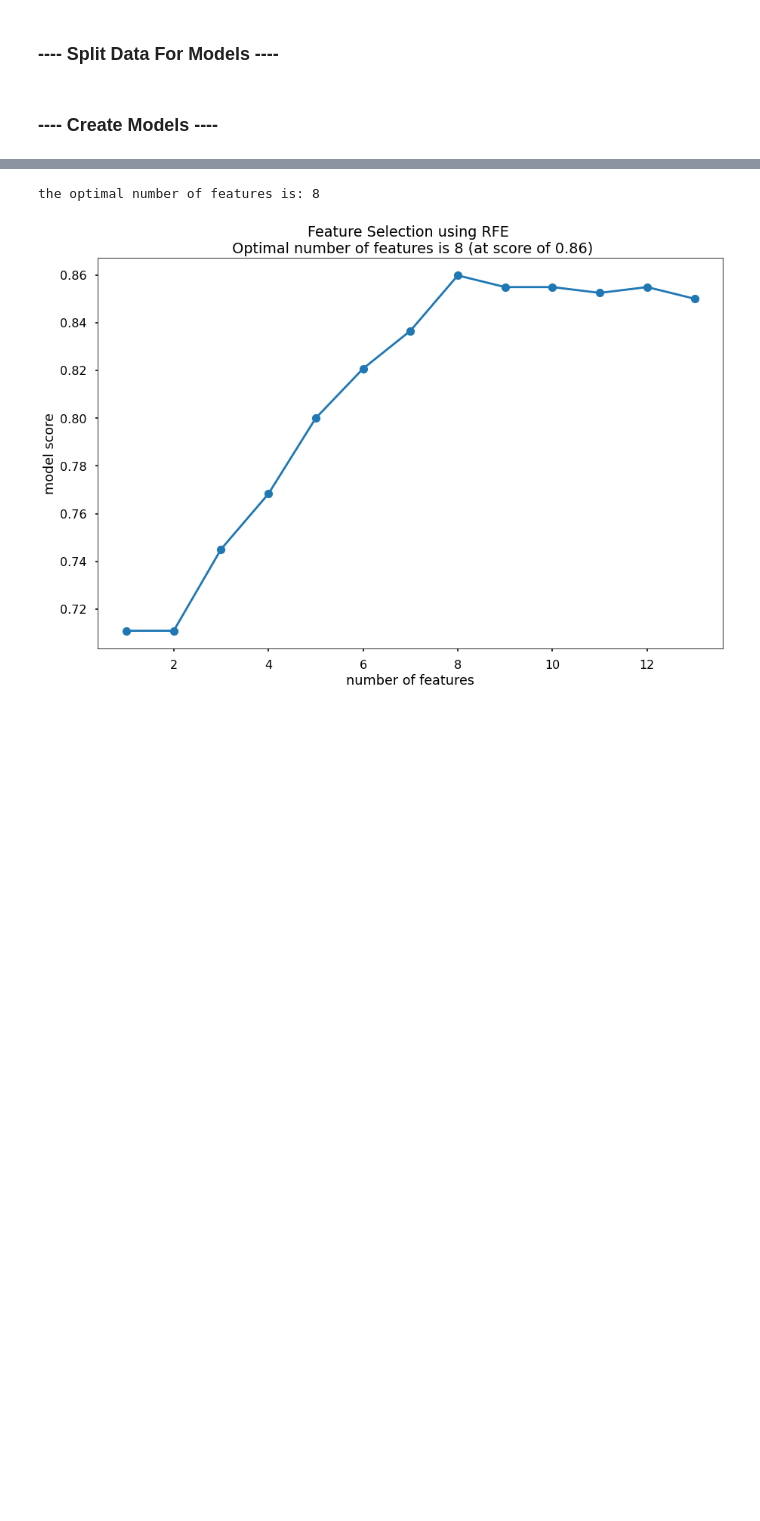
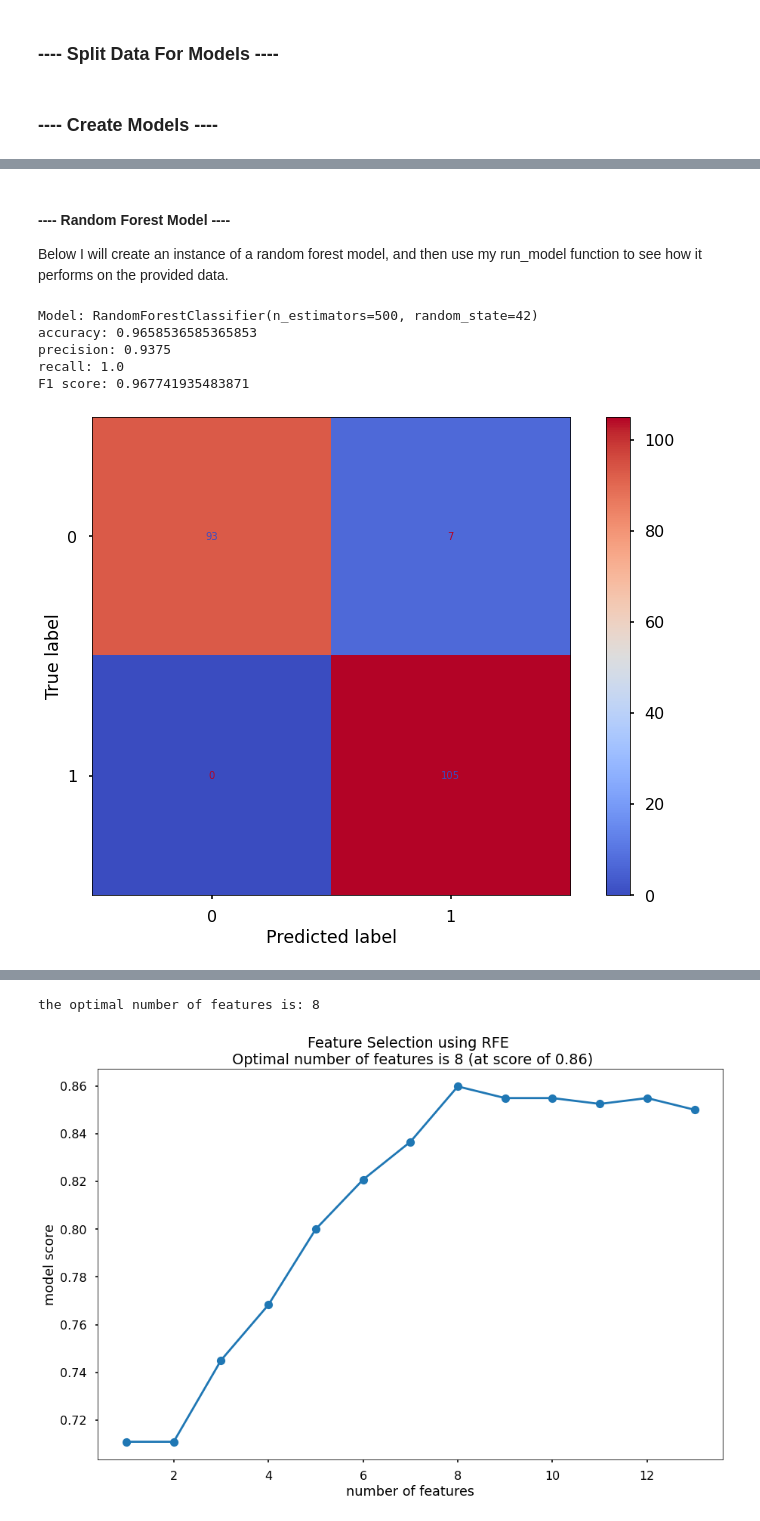
Before and after one commit to akstl1/Heart-Disease-Classification, a Jupyter notebook: Heart Disease Classification.ipynb, the cells around one changed output, grey strips where cells are left out. Drawn from its saved outputs; the diff is of its cells as text; code cells hidden in the pictures; blank space fills up the shorter version.

```diff
--- a/Heart Disease Classification.ipynb
+++ b/Heart Disease Classification.ipynb
@@ -176,3 +204,0 @@ RandomForestClassifier(n_estimators=500, random_state=42)
-# %%
-y_pred_class = random_forest_clf.predict(X_test)
-y_pred_proba = random_forest_clf.predict_proba(X_test)[:,1]
@@ -238,3 +204,0 @@ plt.show()
-# %%
-knn_clf = KNeighborsClassifier(n_neighbors=2)
-knn_clf.fit(X_train,y_train)
@@ -243,3 +204,0 @@ KNeighborsClassifier(n_neighbors=2)
-# %%
-y_pred_class = knn_clf.predict(X_test)
-y_pred_proba = knn_clf.predict_proba(X_test)[:,1]
@@ -302,0 +216,25 @@ plt.show()
+# %%
+def run_model(X_test,X_train, y_test,y_train, model):
+    model.fit(X_train,y_train)
+    y_pred_class = model.predict(X_test)
+    y_pred_proba = model.predict_proba(X_test)[:,1]
+    plot_confusion_matrix(model,X_test,y_test,cmap='coolwarm')
+
+    #Accuracy ((# of correct classifactions out of all attempted classifications))
+    accuracy=accuracy_score(y_test,y_pred_class)
+
+    # Precision (of all observations that were predicted +, how many were actually +)
+    precision=precision_score(y_test,y_pred_class)
+
+    #Recall (of all + observations, how many did we predict as +)
+    recall=recall_score(y_test,y_pred_class)
+
+    #f1 score (harmonic mean of recall and precision)
+    f1=f1_score(y_test,y_pred_class)
+
+    nl='\n'
+    return (print(f'Model: {model} {nl}accuracy: {accuracy} {nl}precision: {precision} {nl}recall: {recall} {nl}F1 score: {f1}'))
+# %% [markdown]
+#### ---- Random Forest Model ----
+
+Below I will create an instance of a random forest model, and then use my run_model function to see how it performs on the provided data.
@@ -302,0 +243,9 @@ plt.show()
+# %%
+run_model(X_test,X_train, y_test,y_train, random_forest_clf)
+# %% [output]
+Model: RandomForestClassifier(n_estimators=500, random_state=42)
+accuracy: 0.9658536585365853
+precision: 0.9375
+recall: 1.0
+F1 score: 0.967741935483871
+[figure, added]
```
Also changed, not shown: parts of 70 cells of this notebook.
